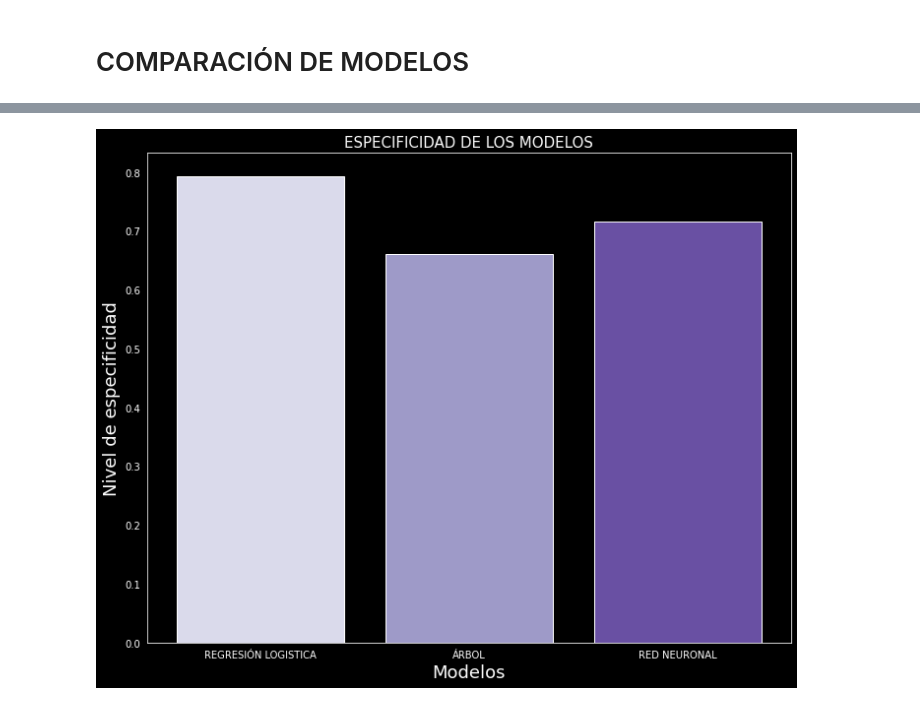
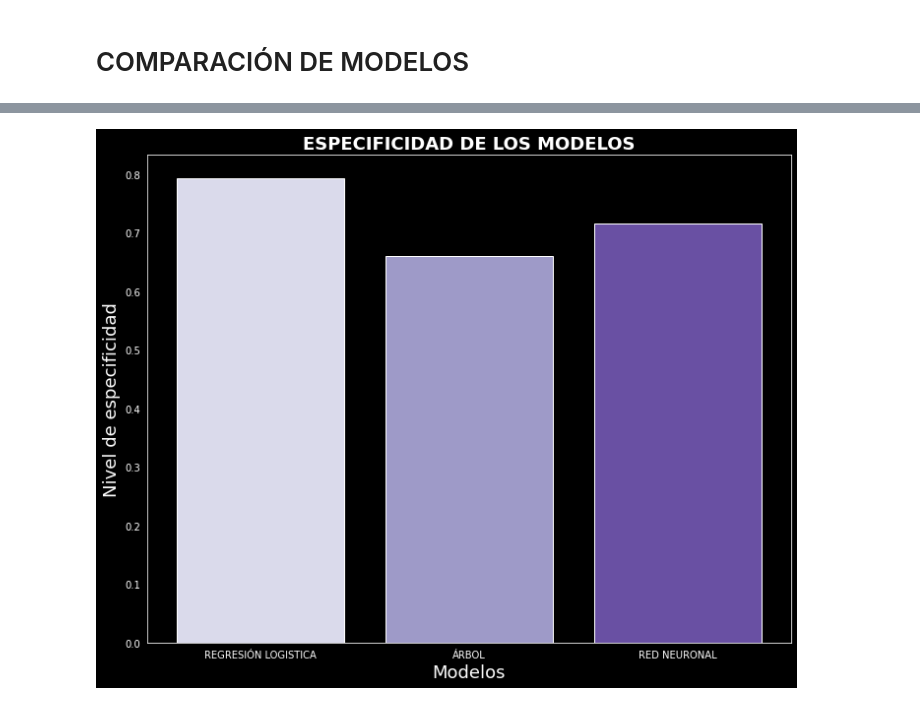
Before and after one commit to angyf/Proyecto_Final, a Jupyter notebook: modelos_finales.ipynb, the cells around one changed output, grey strips where cells are left out. Saved outputs shown, nothing was run; the diff lists cells and outputs as text; code cells hidden in the pictures.

```diff
--- a/modelos_finales.ipynb
+++ b/modelos_finales.ipynb
@@ -569,16 +569,16 @@ plt.show()
 # %%
 #COMPARAMOS LA ESPECIFICIDAD DE NUESTROS MODELOS A TRAVÉS DE UN GRÁFICO
 
 especificidad=[spec_rl/100,spec_ar/100,spec_red/100]
 
 # Grafica sensibilidad
 colors=sns.color_palette("Purples",3)
 plt.figure(figsize=(10,8))
 plt.bar([ 'REGRESIÓN LOGISTICA', 'ÁRBOL','RED NEURONAL'], especificidad,color=colors)
-plt.title('ESPECIFICIDAD DE LOS MODELOS', fontsize=15, color='w')
+plt.title('ESPECIFICIDAD DE LOS MODELOS', fontsize=18, color='w', weight='bold')
 plt.xlabel('Modelos', fontsize=18, color='w')
 plt.ylabel('Nivel de especificidad', fontsize=18, color='w')
 plt.tight_layout()
 plt.show()
 # %% [output]
-[figure, old version]
+[figure, new version]
```
Also changed, not shown: parts of 5 cells of this notebook.
